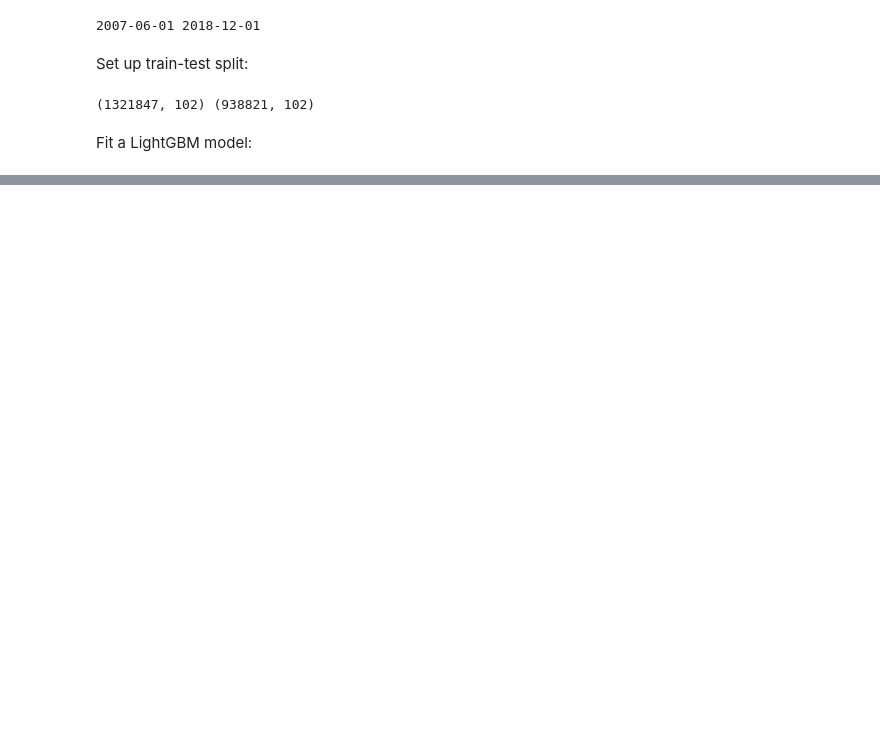
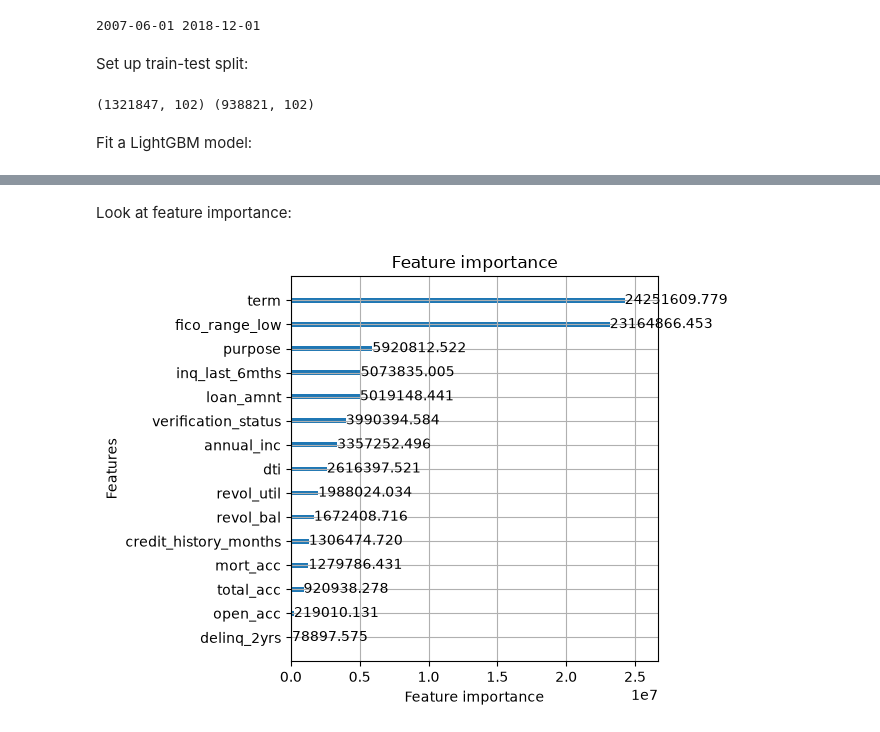
Before and after one commit to eth-tran/STAT-444-Final-Project, a Jupyter notebook: S444-Modelling.ipynb, the cells around one changed output, grey strips where cells are left out. Saved outputs shown, nothing was run; the diff lists cells and outputs as text; code cells hidden in the pictures; blank space fills up the shorter version.

Commit message:
Model interpretation: RMSE/MAE, feature importance, SHAP

```diff
--- a/S444-Modelling.ipynb
+++ b/S444-Modelling.ipynb
@@ -55,0 +71,9 @@ And if memory is not enough, you can set `force_col_wise=true`.
+# %% [markdown]
+Look at feature importance:
+# %%
+import matplotlib.pyplot as plt
+lgb.plot_importance(model, max_num_features=15, importance_type='gain')
+plt.tight_layout()
+plt.show()
+# %% [output]
+[figure, added]
```
Also changed, not shown: parts of 5 cells of this notebook.
